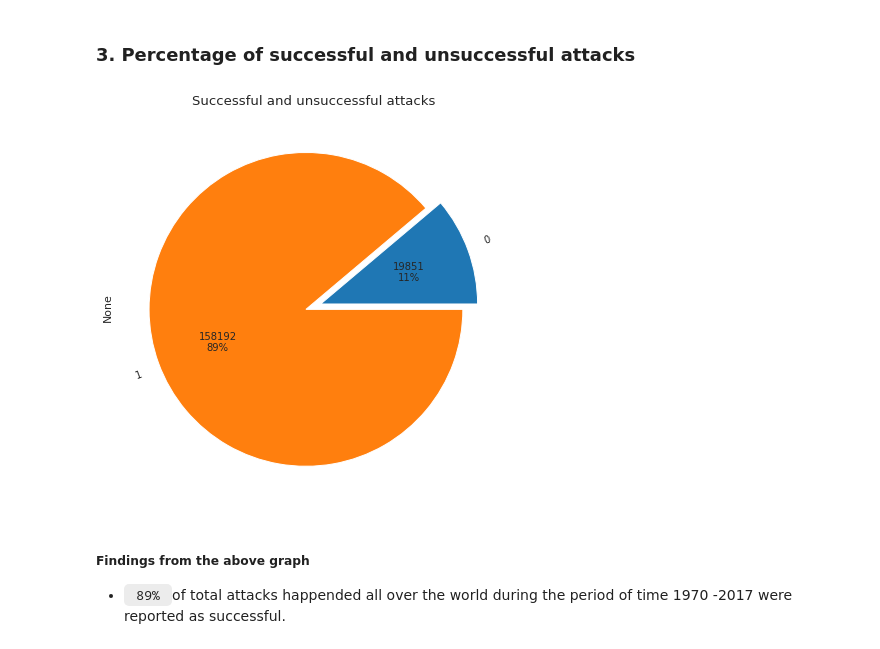
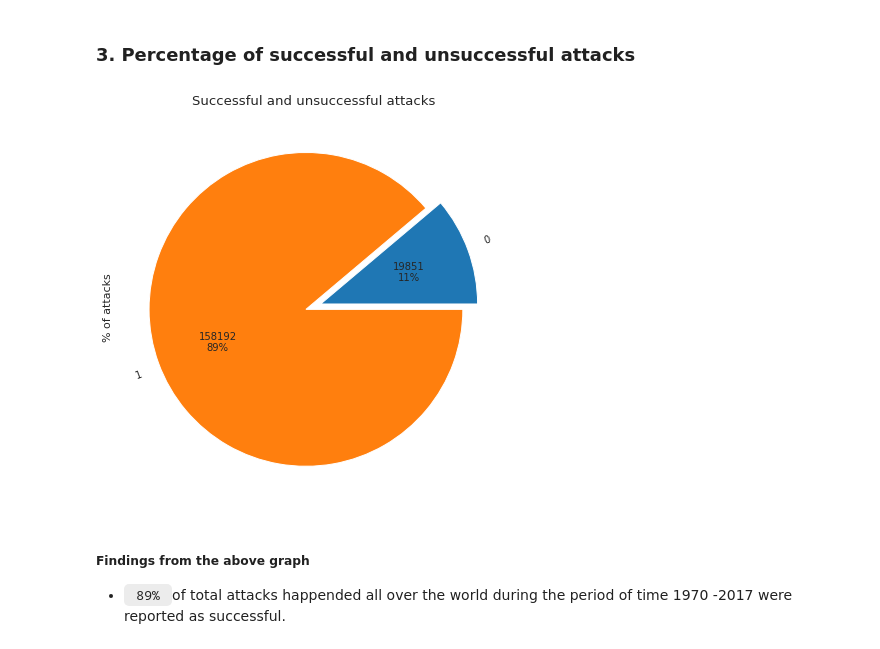
Before and after one commit to JozJozmin/GTD-, a Jupyter notebook: global-terrorism-analysis-capstone-project-ipynb.ipynb, the cells around one changed output. Drawn from its saved outputs; the diff is of its cells as text; code cells hidden in the pictures.

```diff
--- a/global-terrorism-analysis-capstone-project-ipynb.ipynb
+++ b/global-terrorism-analysis-capstone-project-ipynb.ipynb
@@ -817,15 +838,16 @@ plt.show()
 # %%
 # Ploting the values
 plt.figure(figsize=(6,6))
 GTA_df_new.groupby('success').size().plot(kind='pie',
                                  autopct=label_function,
                                  textprops={'fontsize': 10},explode=[0.05]*2,
                                  rotatelabels=True,
                                  title = 'Successful and unsuccessful attacks')
 plt.tight_layout()
+plt.ylabel('% of attacks')
 plt.show()
 # %% [output]
-[figure, old version]
+[figure, new version]
 # %% [markdown]
 ##### **Findings from the above graph**
 * <code> 89% </code>of total attacks happended all over the world during the period of time 1970 -2017 were reported as successful.
```
Also changed, not shown: parts of 43 cells of this notebook.
